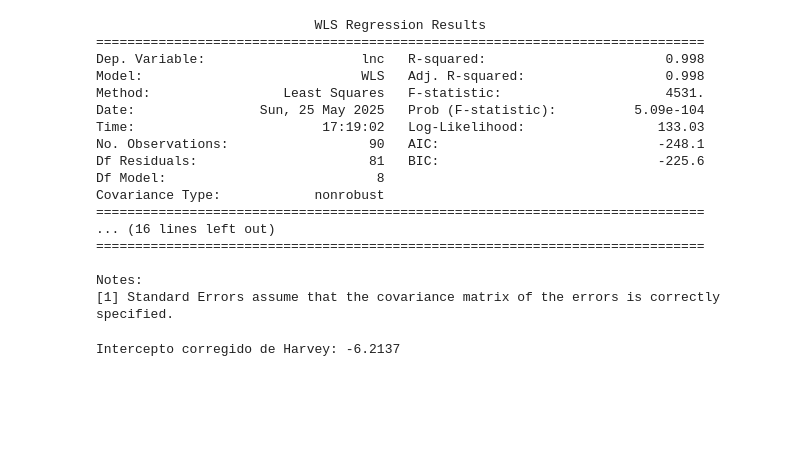
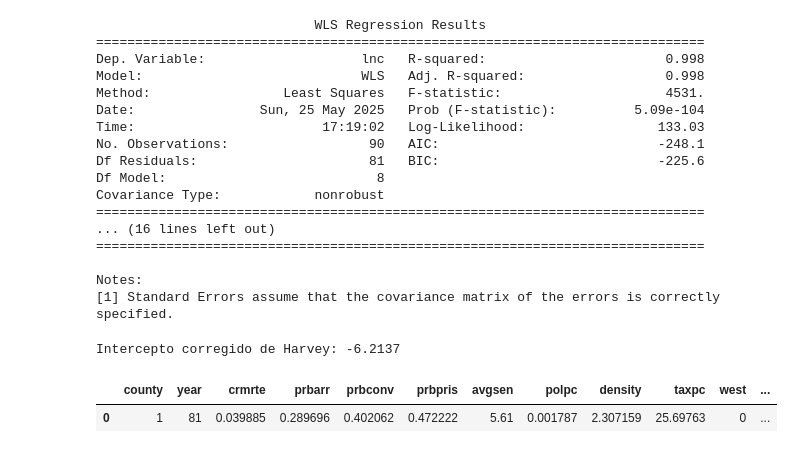
Before and after one commit to DavidGuzzi/MECMT09, a Jupyter notebook: clase_3.ipynb, the cells around one changed output. Cells and saved outputs as stored; diff of their text form; code cells hidden in the pictures; blank space fills up the shorter version.

```diff
--- a/clase_3.ipynb
+++ b/clase_3.ipynb
@@ -308,4 +308,17 @@ print(f"Intercepto corregido de Harvey: {intercepto_corregido:.4f}")
 # %% [output]
 Intercepto corregido de Harvey: -6.2137
 # %%
-# min. 1:17.
+import pandas as pd
+pd.set_option('display.max_columns', None)
+import pyreadstat as st
+import numpy as np
+import matplotlib.pyplot as plt
+
+
+path = r"C:\Users\HP\OneDrive\Escritorio\David Guzzi\DiTella\MEC\Materias\2025\2025 1T\[MT09] Econometría de Datos de Panel\Clases prácticas\PS 2-20250525\data\cornwell.dta"
+
+df, meta = st.read_dta(path)
+df.head(1)
+# %% [output]
+|  | county | year | crmrte | prbarr | prbconv | prbpris | avgsen | polpc | density | taxpc | west | ... |
+| 0 | 1 | 81 | 0.039885 | 0.289696 | 0.402062 | 0.472222 | 5.61 | 0.001787 | 2.307159 | 25.69763 | 0 | ... |
```
Also changed, not shown: parts of 8 cells of this notebook.
